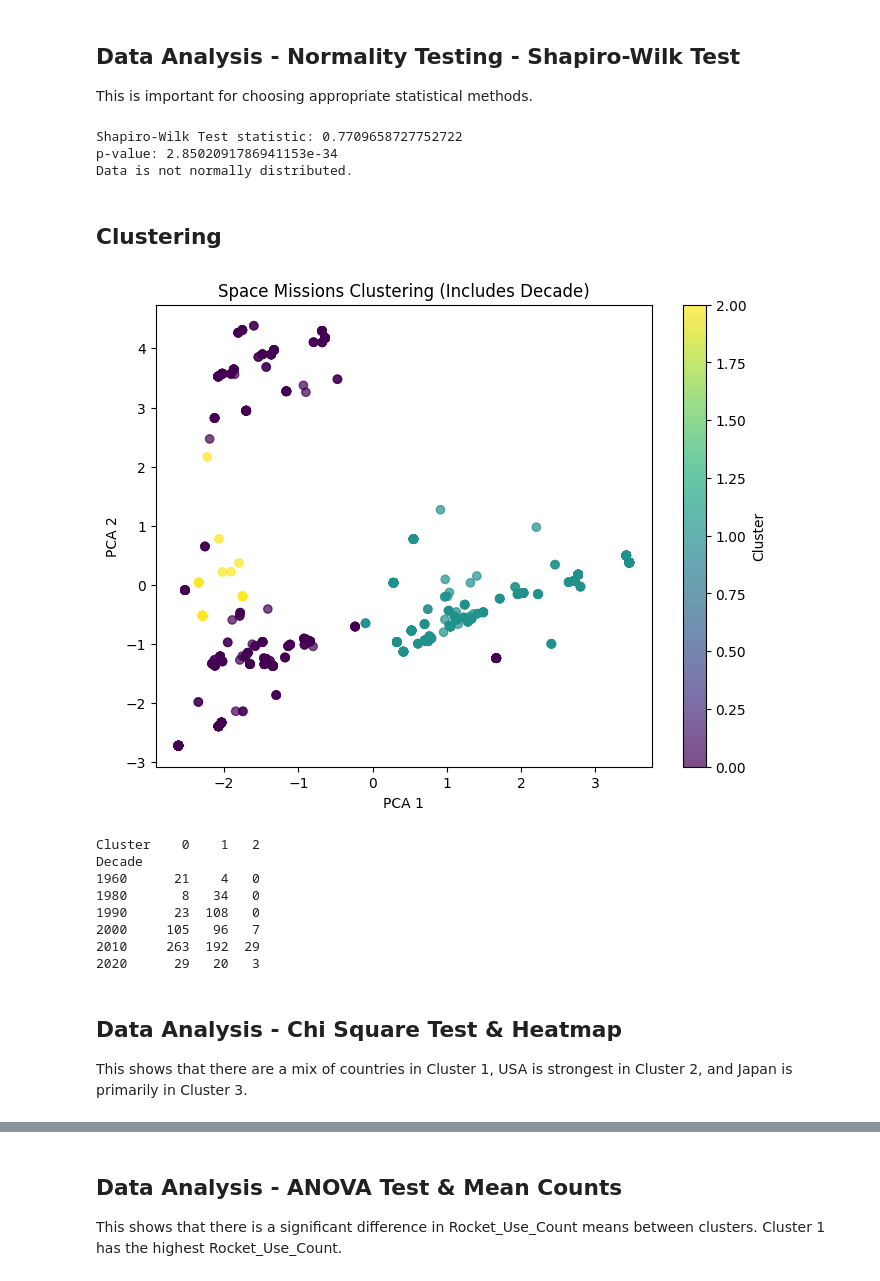
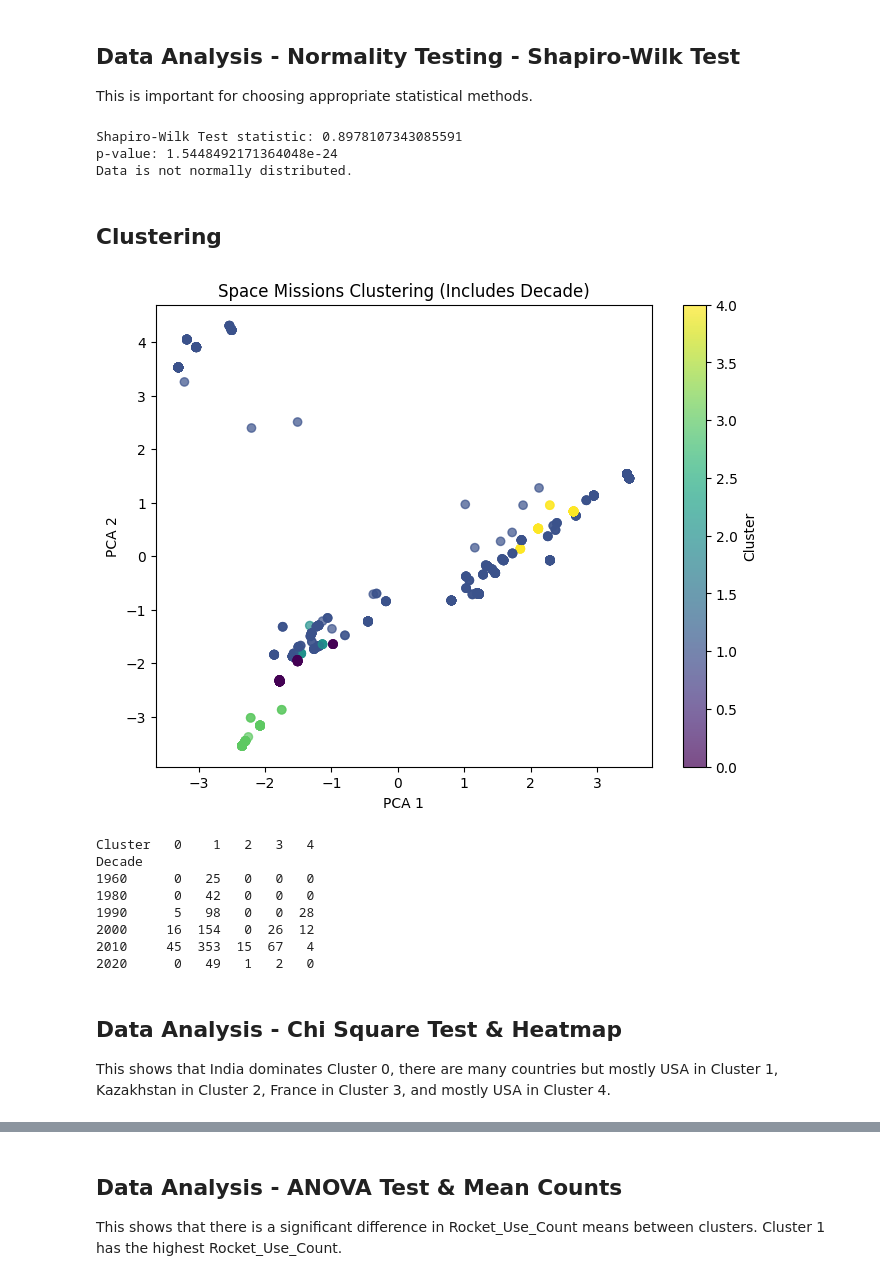
Before and after one commit to ericadev/PROJ8431_FinalProject, a Jupyter notebook: FinalProject.ipynb, the cells around one changed output, grey strips where cells are left out. Drawn from its saved outputs; the diff is of its cells as text; code cells hidden in the pictures.

```diff
--- a/FinalProject.ipynb
+++ b/FinalProject.ipynb
@@ -100,7 +100,7 @@ df_clean.head()
 This is important for choosing appropriate statistical methods.
 # %%
 df_clean['Rocket_Family'] = df['Detail'].str.extract(r'([A-Za-z]+(?:\s\d+)?)') # Use original df Detail string
-df_clean['Rocket_Use_Count'] = df.groupby('Rocket_Family')['Rocket_Family'].transform('count')
+df_clean['Rocket_Use_Count'] = df_clean.groupby('Rocket_Family')['Rocket_Family'].transform('count')
 stat, p = shapiro(df_clean['Rocket_Use_Count'])
 
 print('Shapiro-Wilk Test statistic:', stat)
@@ -110,8 +110,8 @@ if p < 0.05:
 else:
     print('Data is likely normally distributed.')
 # %% [output]
-Shapiro-Wilk Test statistic: 0.7709658727752722
-p-value: 2.8502091786941153e-34
+Shapiro-Wilk Test statistic: 0.8978107343085591
+p-value: 1.5448492171364048e-24
 Data is not normally distributed.
 # %% [markdown]
 ## Clustering
@@ -121,52 +121,52 @@ df_clean['Year'] = pd.to_datetime(df_clean['Datum'], errors='coerce').dt.year
 df_clean['Decade'] = (df_clean['Year'] // 10) * 10
 df_clean['Country'] = df_clean['Location'].str.split(',').str[-1].str.strip()
 
 # Select features for clustering
 features = df_clean[['Decade', 'Country', 'Rocket_Family', 'Company Name', 'Rocket_Use_Count']]
 features = features.astype(str).fillna('0')
 features = features.fillna(0)
 
 # One-hot encode categorical features
 features_encoded = pd.get_dummies(features)
 
 # Normalize
 scaler = StandardScaler()
 X_scaled = scaler.fit_transform(features_encoded)
 
 # Cluster
-kmeans = KMeans(n_clusters=3, random_state=42)
+kmeans = KMeans(n_clusters=5, random_state=42)
 df_clean['Cluster'] = kmeans.fit_predict(X_scaled)
 
 # Visualize clusters by decade
 pca = PCA(n_components=2)
 reduced = pca.fit_transform(X_scaled)
 
 plt.figure(figsize=(8, 6))
 scatter = plt.scatter(reduced[:, 0], reduced[:, 1], c=df_clean['Cluster'], cmap='viridis', alpha=0.7)
 plt.title('Space Missions Clustering (Includes Decade)')
 plt.xlabel('PCA 1')
 plt.ylabel('PCA 2')
 plt.colorbar(scatter, label='Cluster')
 plt.show()
 # %% [output]
-[figure, old version]
+[figure, new version]
 # %%
 # Print table of cluster counts by decade
 decade_cluster_counts = df_clean.groupby(['Decade', 'Cluster']).size().unstack(fill_value=0)
 print(decade_cluster_counts)
 # %% [output]
-Cluster    0    1   2
+Cluster   0    1   2   3   4
 Decade
-1960      21    4   0
-1980       8   34   0
-1990      23  108   0
-2000     105   96   7
-2010     263  192  29
-2020      29   20   3
+1960      0   25   0   0   0
+1980      0   42   0   0   0
+1990      5   98   0   0  28
+2000     16  154   0  26  12
+2010     45  353  15  67   4
+2020      0   49   1   2   0
 # %% [markdown]
 ## Data Analysis - Chi Square Test & Heatmap
 
-This shows that there are a mix of countries in Cluster 1, USA is strongest in Cluster 2, and Japan is primarily in Cluster 3.
+This shows that India dominates Cluster 0, there are many countries but mostly USA in Cluster 1, Kazakhstan in Cluster 2, France in Cluster 3, and mostly USA in Cluster 4.
 # %%
 # Create a contingency table
 contingency_table = pd.crosstab(df_clean['Country'], df_clean['Cluster'])
```
Also changed, not shown: parts of 3 cells of this notebook.
